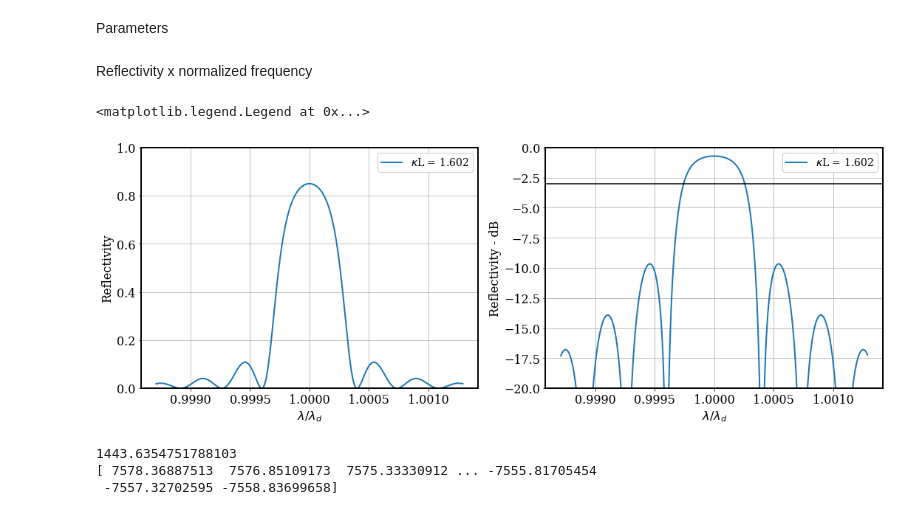
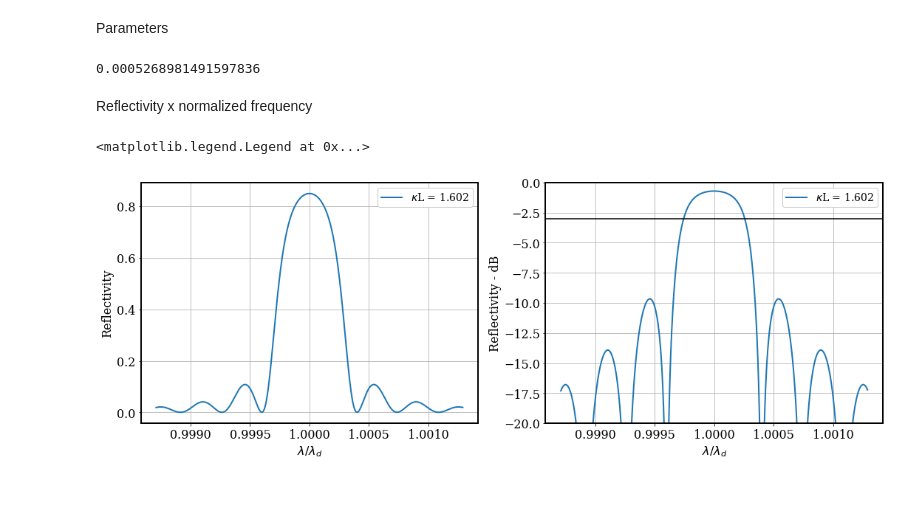
Before and after one commit to moisesoliveira08/BragGrating, a Jupyter notebook: FBG.ipynb, the cells around one changed output. Cells and saved outputs as stored; diff of their text form; code cells hidden in the pictures.

```diff
--- a/FBG.ipynb
+++ b/FBG.ipynb
@@ -20,6 +20,9 @@ kappa_L = kappa*L
 a_c = kappa*lambda_d/(np.pi) ## AC part of the induced index
 d_c = sigma*lambda_d/(2*np.pi)
 wave_max = (1 + d_c/neff)*lambda_d
+print(a_c)
+# %% [output]
+0.0005268981491597836
 # %% [markdown]
 Reflectivity x normalized frequency
 # %%
@@ -32,29 +35,22 @@ font = {'family' : 'serif',
 # %%
 fig12, ax = plt.subplots(1, 2, figsize=(18,6))
 plt.rc('font', **font)
 plt.rc('axes', linewidth=2)
 
 ax[0].plot(lambd/wave_max,r,linewidth = 2, label = '$\kappa$'+'L = '+str(round(kappa*L, 3)))
 ax[0].grid(True)
-ax[0].set_ylim([0, 1])
+#ax[0].set_ylim([0, 1])
 ax[0].set_xlabel('$\lambda/\lambda_d$')
 ax[0].set_ylabel('Reflectivity')
 ax[0].legend(loc = 'upper right',framealpha = 1, fontsize = 14)
 
 ax[1].plot(lambd/wave_max,10*np.log10(r),linewidth = 2, label = '$\kappa$'+'L = '+str(round(kappa*L, 3)))
 ax[1].axhline(y = 10*np.log10(0.5), color = 'black')
 ax[1].grid(True)
 ax[1].set_ylim([-20, 0])
 ax[1].set_xlabel('$\lambda/\lambda_d$')
 ax[1].set_ylabel('Reflectivity - dB')
 ax[1].legend(loc = 'upper right',framealpha = 1, fontsize = 14)
 # %% [output]
 <matplotlib.legend.Legend at 0x...>
-[figure, old version]
+[figure, new version]
-# %%
-print(kappa)
-print(sigma_c)
-# %% [output]
-1443.6354751788103
-[ 7578.36887513  7576.85109173  7575.33330912 ... -7555.81705454
- -7557.32702595 -7558.83699658]
```
Also changed, not shown: 2 other files.
